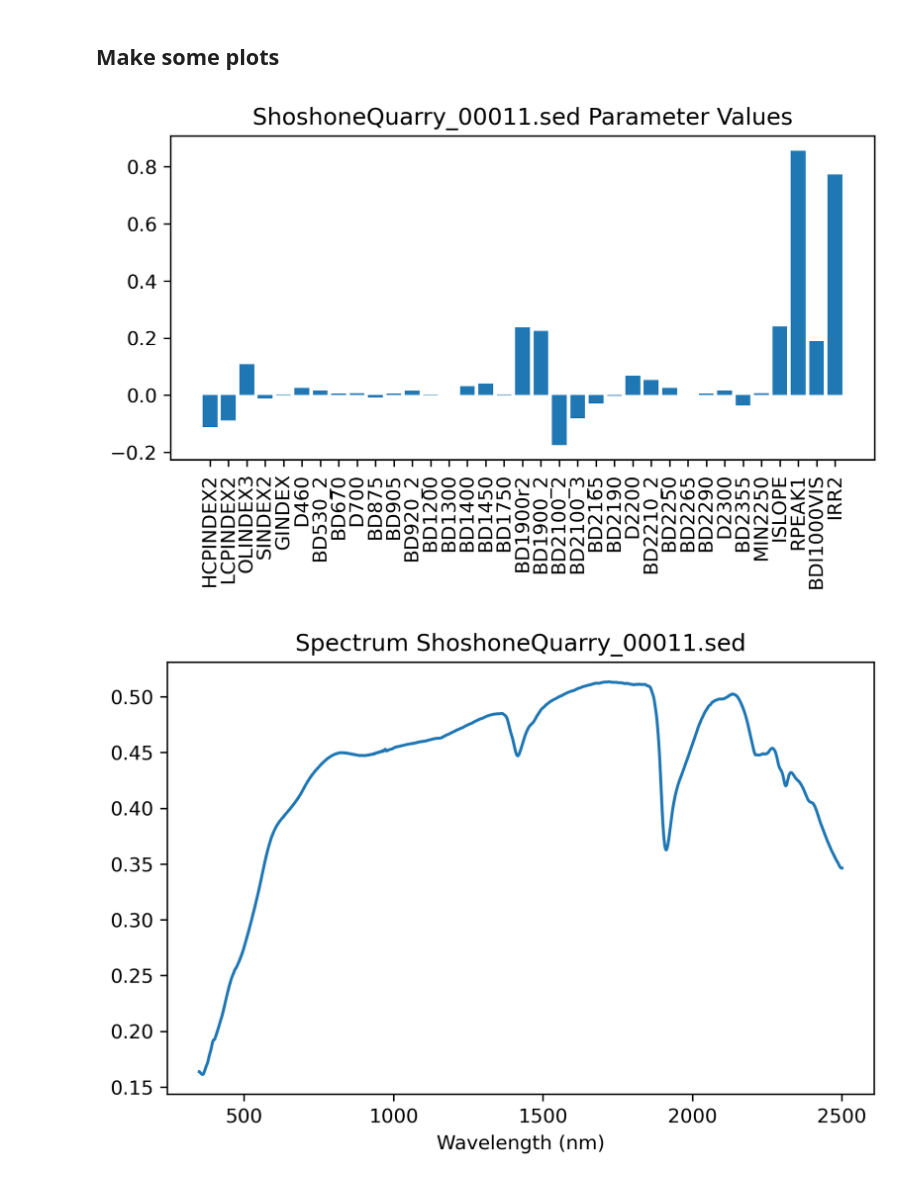
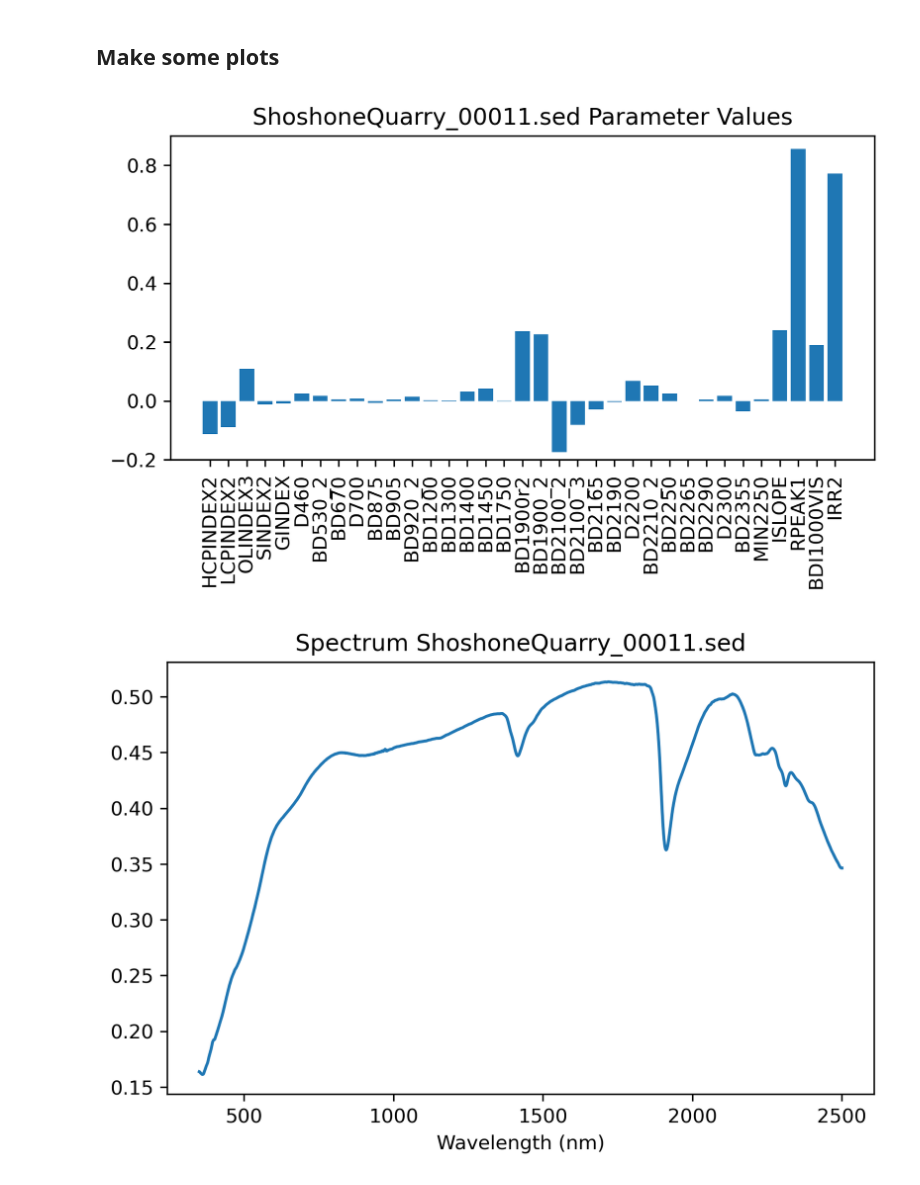
Before and after one commit to Michael-S-Phillips/HyPyRameter, a Jupyter notebook: hypyrameter/PointSpectraParamsExample.ipynb, the cells around one changed output. Cells and saved outputs as stored; diff of their text form; code cells hidden in the pictures.

```diff
--- a/hypyrameter/PointSpectraParamsExample.ipynb
+++ b/hypyrameter/PointSpectraParamsExample.ipynb
@@ -49,32 +27,33 @@ ppc.run()
 # figSavePath = rootPath+f'{target_}/ParameterOutput/'
 # if os.path.isdir(figSavePath) is False:
 #     os.mkdir(figSavePath)
 
 paramNames = ppc.validParams
 specNames = ppc.specNames
 paramDF = ppc.parameter_df
 
 # run for one spectrum or run all in a for loop
 i = 10
 # for i in range(np.shape(paramDF)[1]):
 plt.figure(figsize=(6.5,4),dpi=300)
 plt.bar(np.linspace(1,len(paramNames),len(paramNames)),paramDF.iloc[:,i])
 plt.title(specNames[i]+' Parameter Values')
 plt.xticks(np.linspace(1,len(paramNames),len(paramNames)),labels=paramNames,rotation=90)
 plt.subplots_adjust(bottom=0.3)
+plt.ylim(-0.2,0.9)
 # sampleName = sampleName.replace(',','Bar')
 plt.show()
 # plt.savefig(figSavePath+sampleName+'.png', dpi=300)
 
 plt.figure(figsize=(6.5,4),dpi=300)
 plt.plot(ppc.wvt,ppc.spectra.iloc[:,i])
 plt.title('Spectrum '+specNames[i])
 plt.xlabel('Wavelength (nm)')
 # sampleName=sampleName.replace('Bar', 'Spectrum')
 
 # show or save the figure(s)
 plt.show()
 # plt.savefig(figSavePath+sampleName+'.png', dpi=300)
 # %% [output]
-[figure, old version]
+[figure, new version]
 [figure]
```
Also changed, not shown: parts of 2 cells of this notebook, 1 other file.
